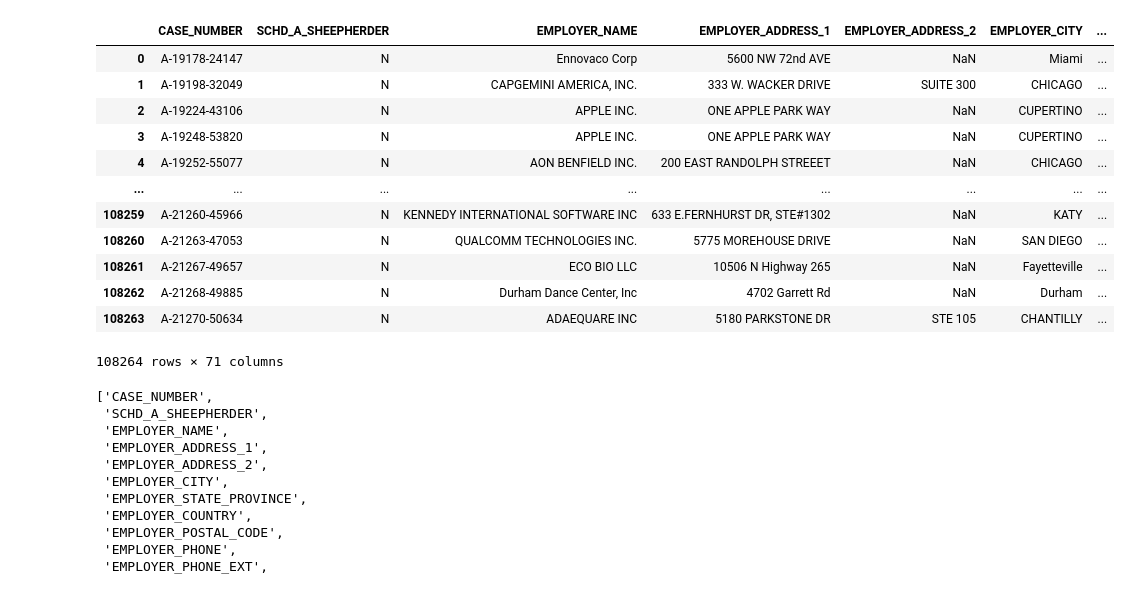
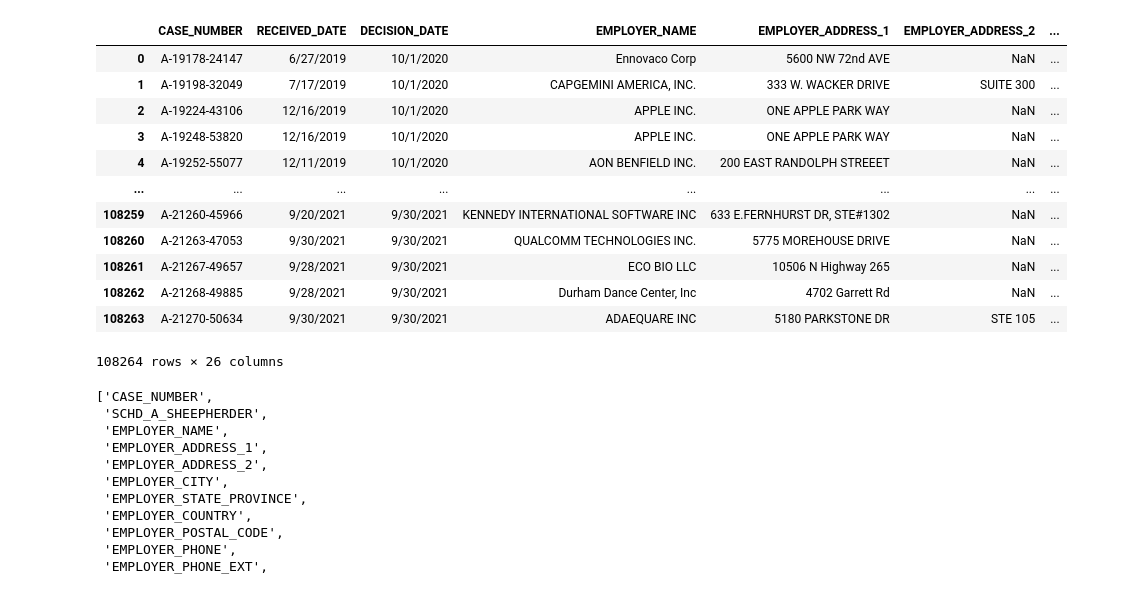
Before and after one commit to ashleyyeah/HFT-Job-Search, a Jupyter notebook: companies/PERM data analysis.ipynb, the cells around one changed output. Cells and saved outputs as stored; diff of their text form; code cells hidden in the pictures.

```diff
--- a/companies/PERM data analysis.ipynb
+++ b/companies/PERM data analysis.ipynb
@@ -4,22 +4,22 @@ import pandas as pd
 import numpy as np
 import us
 # %%
-df = pd.read_csv("PERM_Disclosure_Data_FY2021.csv", low_memory=False)
-df
+df_2021 = pd.read_csv("PERM_Disclosure_Data_FY2021.csv", low_memory=False)
+df_2021
 # %% [output]
-|  | CASE_NUMBER | SCHD_A_SHEEPHERDER | EMPLOYER_NAME | EMPLOYER_ADDRESS_1 | EMPLOYER_ADDRESS_2 | EMPLOYER_CITY | ... |
-| 0 | A-19178-24147 | N | Ennovaco Corp | 5600 NW 72nd AVE | NaN | Miami | ... |
-| 1 | A-19198-32049 | N | CAPGEMINI AMERICA, INC. | 333 W. WACKER DRIVE | SUITE 300 | CHICAGO | ... |
-| 2 | A-19224-43106 | N | APPLE INC. | ONE APPLE PARK WAY | NaN | CUPERTINO | ... |
-| 3 | A-19248-53820 | N | APPLE INC. | ONE APPLE PARK WAY | NaN | CUPERTINO | ... |
-| 4 | A-19252-55077 | N | AON BENFIELD INC. | 200 EAST RANDOLPH STREEET | NaN | CHICAGO | ... |
+|  | CASE_NUMBER | RECEIVED_DATE | DECISION_DATE | EMPLOYER_NAME | EMPLOYER_ADDRESS_1 | EMPLOYER_ADDRESS_2 | ... |
+| 0 | A-19178-24147 | 6/27/2019 | 10/1/2020 | Ennovaco Corp | 5600 NW 72nd AVE | NaN | ... |
+| 1 | A-19198-32049 | 7/17/2019 | 10/1/2020 | CAPGEMINI AMERICA, INC. | 333 W. WACKER DRIVE | SUITE 300 | ... |
+| 2 | A-19224-43106 | 12/16/2019 | 10/1/2020 | APPLE INC. | ONE APPLE PARK WAY | NaN | ... |
+| 3 | A-19248-53820 | 12/16/2019 | 10/1/2020 | APPLE INC. | ONE APPLE PARK WAY | NaN | ... |
+| 4 | A-19252-55077 | 12/11/2019 | 10/1/2020 | AON BENFIELD INC. | 200 EAST RANDOLPH STREEET | NaN | ... |
 | ... | ... | ... | ... | ... | ... | ... | ... |
-| 108259 | A-21260-45966 | N | KENNEDY INTERNATIONAL SOFTWARE INC | 633 E.FERNHURST DR, STE#1302 | NaN | KATY | ... |
-| 108260 | A-21263-47053 | N | QUALCOMM TECHNOLOGIES INC. | 5775 MOREHOUSE DRIVE | NaN | SAN DIEGO | ... |
-| 108261 | A-21267-49657 | N | ECO BIO LLC | 10506 N Highway 265 | NaN | Fayetteville | ... |
-| 108262 | A-21268-49885 | N | Durham Dance Center, Inc | 4702 Garrett Rd | NaN | Durham | ... |
-| 108263 | A-21270-50634 | N | ADAEQUARE INC | 5180 PARKSTONE DR | STE 105 | CHANTILLY | ... |
+| 108259 | A-21260-45966 | 9/20/2021 | 9/30/2021 | KENNEDY INTERNATIONAL SOFTWARE INC | 633 E.FERNHURST DR, STE#1302 | NaN | ... |
+| 108260 | A-21263-47053 | 9/30/2021 | 9/30/2021 | QUALCOMM TECHNOLOGIES INC. | 5775 MOREHOUSE DRIVE | NaN | ... |
+| 108261 | A-21267-49657 | 9/28/2021 | 9/30/2021 | ECO BIO LLC | 10506 N Highway 265 | NaN | ... |
+| 108262 | A-21268-49885 | 9/28/2021 | 9/30/2021 | Durham Dance Center, Inc | 4702 Garrett Rd | NaN | ... |
+| 108263 | A-21270-50634 | 9/30/2021 | 9/30/2021 | ADAEQUARE INC | 5180 PARKSTONE DR | STE 105 | ... |
-108264 rows × 71 columns
+108264 rows × 26 columns
 # %%
 # companies matched through fuzzy matching on OpenRefine between SEC registered broker-dealers and PERM employers
 matched = pd.read_csv("PERM-Disclosure-Data-FY2021-matched.csv", low_memory=False)
```
Also changed, not shown: 3 other files.
